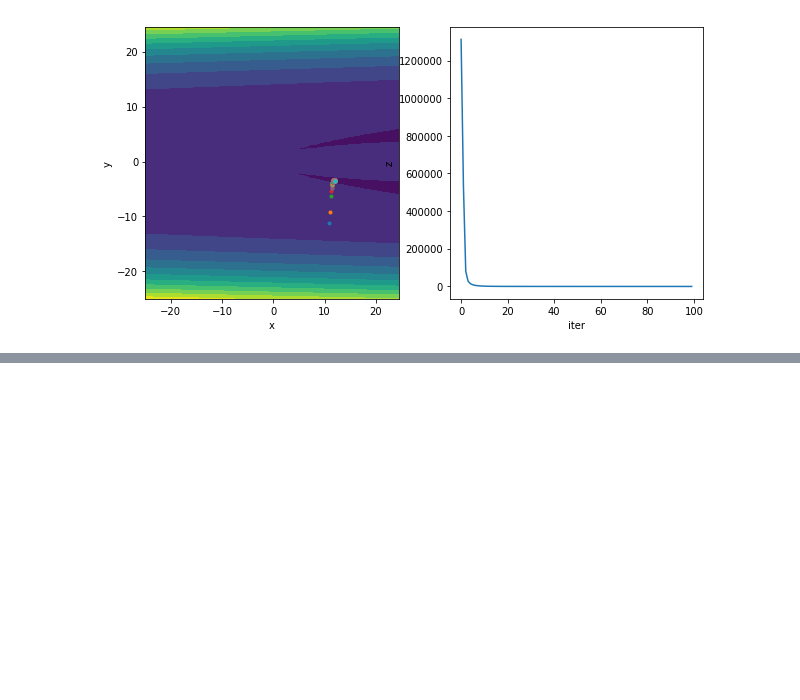
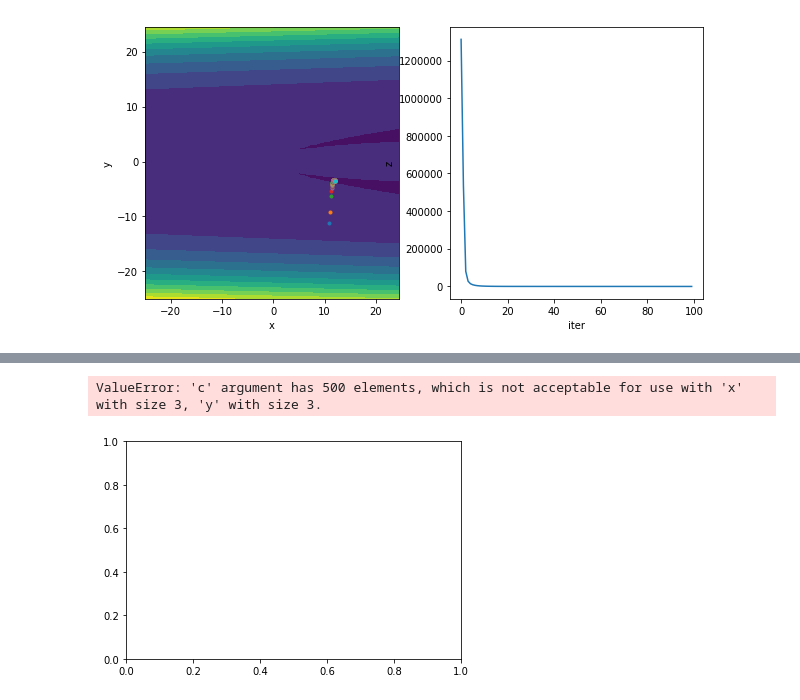
Before and after one commit to dingzy1995/ANLY590_HW1, a Jupyter notebook: HW2/HW2.ipynb, the cells around one changed output, grey strips where cells are left out. Drawn from its saved outputs; the diff is of its cells as text; code cells hidden in the pictures; blank space fills up the shorter version.

```diff
--- a/HW2/HW2.ipynb
+++ b/HW2/HW2.ipynb
@@ -302,0 +371,21 @@ Text(0, 0.5, 'loss')
+# %%
+#plot the boundary
+def pre_plot(y_h):
+    color = []
+    for i in range(len(y_h)):
+        if y_h[i]>.5:
+            color.append("yellow")
+        else:
+            color.append("purple")
+    return color
+x1=[]
+x2=[]
+for x in X:
+    x1.append(x[0])
+    x2.append(x[1])
+color = pre_plot(y_predict)
+plt.scatter(x1, x2, color = color)
+plt.show()
+# %% [output]
+ValueError: 'c' argument has 500 elements, which is not acceptable for use with 'x' with size 3, 'y' with size 3.
+[figure, added]
```
Also changed, not shown: parts of 7 cells of this notebook.
